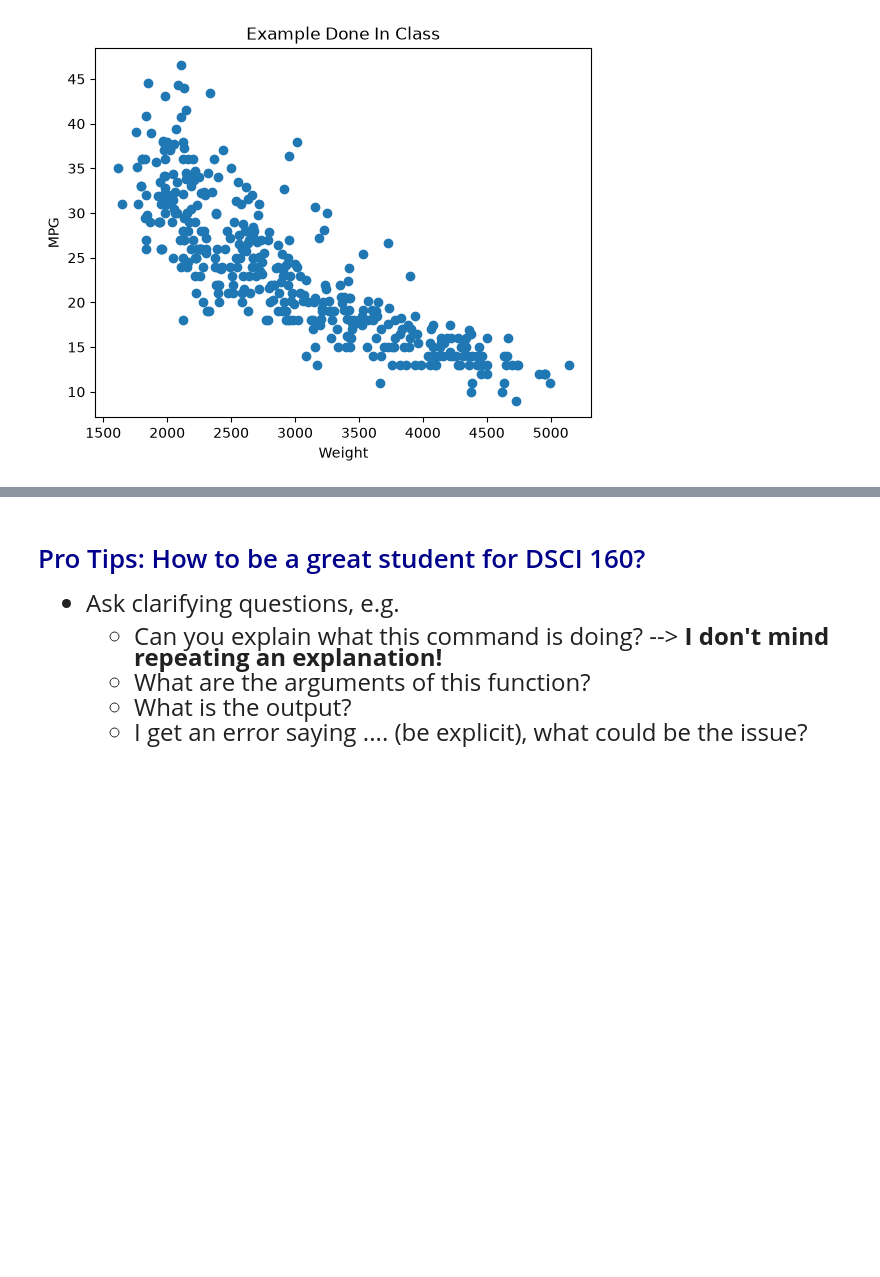
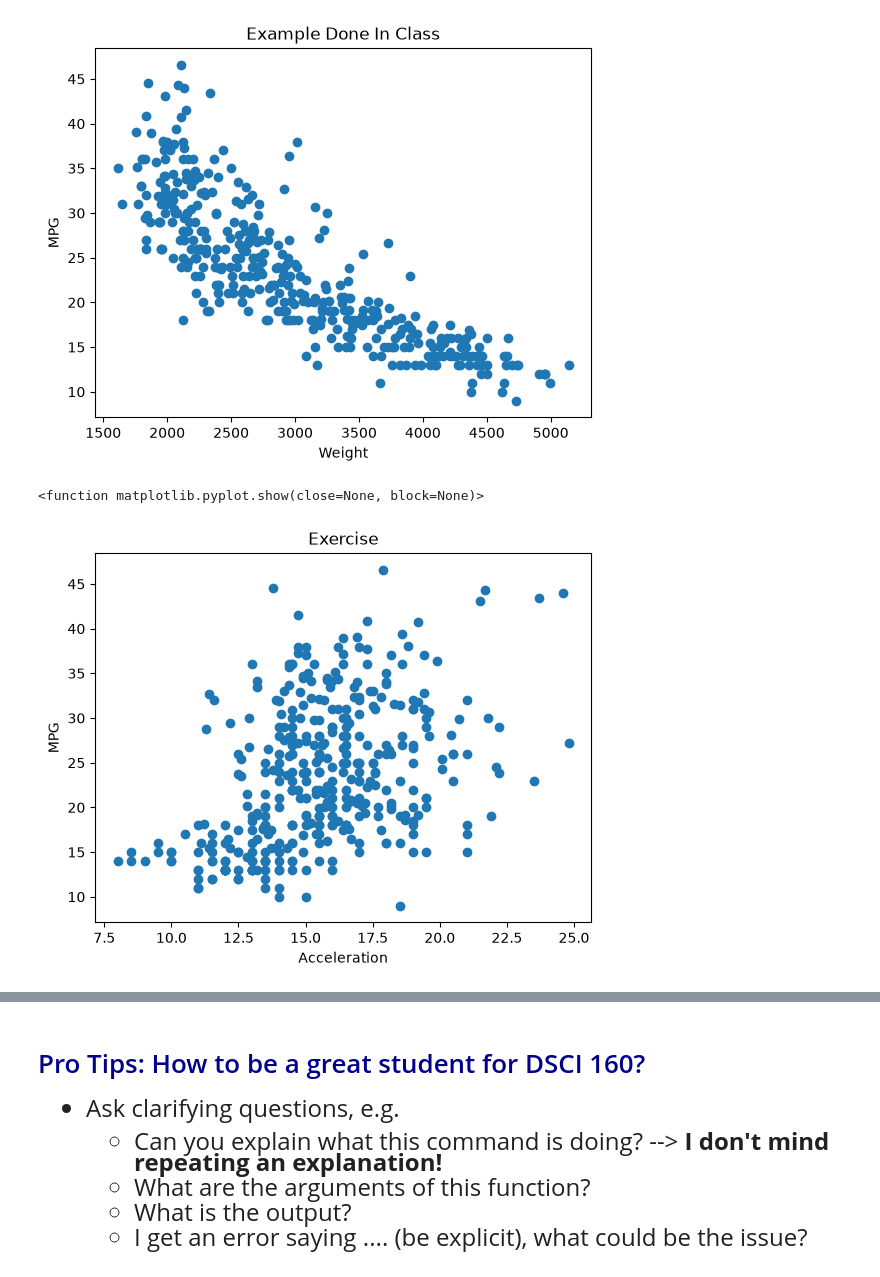
Before and after one commit to davidsjahn/datasci185fall2026, a Jupyter notebook: Lecture_01/Lecture01 copy.ipynb, the cells around one changed output, grey strips where cells are left out. Saved outputs shown, nothing was run; the diff lists cells and outputs as text; code cells hidden in the pictures; blank space fills up the shorter version.

```diff
--- a/Lecture_01/Lecture01 copy.ipynb
+++ b/Lecture_01/Lecture01 copy.ipynb
@@ -410,6 +377,14 @@ plt.show
 [figure]
 # %%
 # Try another scatter plot with x = "acceleration"
+plt.scatter(x = carfeatures['acceleration'], y = carfeatures['mpg'])
+plt.xlabel("Acceleration")
+plt.ylabel("MPG")
+plt.title("Exercise")
+plt.show
+# %% [output]
+<function matplotlib.pyplot.show(close=None, block=None)>
+[figure, added]
 # %%
 # Now, try writing code in a single cell so that
 # both plots (weight vs. mpg and acceleration vs. mpg)
```
Also changed, not shown: parts of 9 cells of this notebook, 5 other files.
